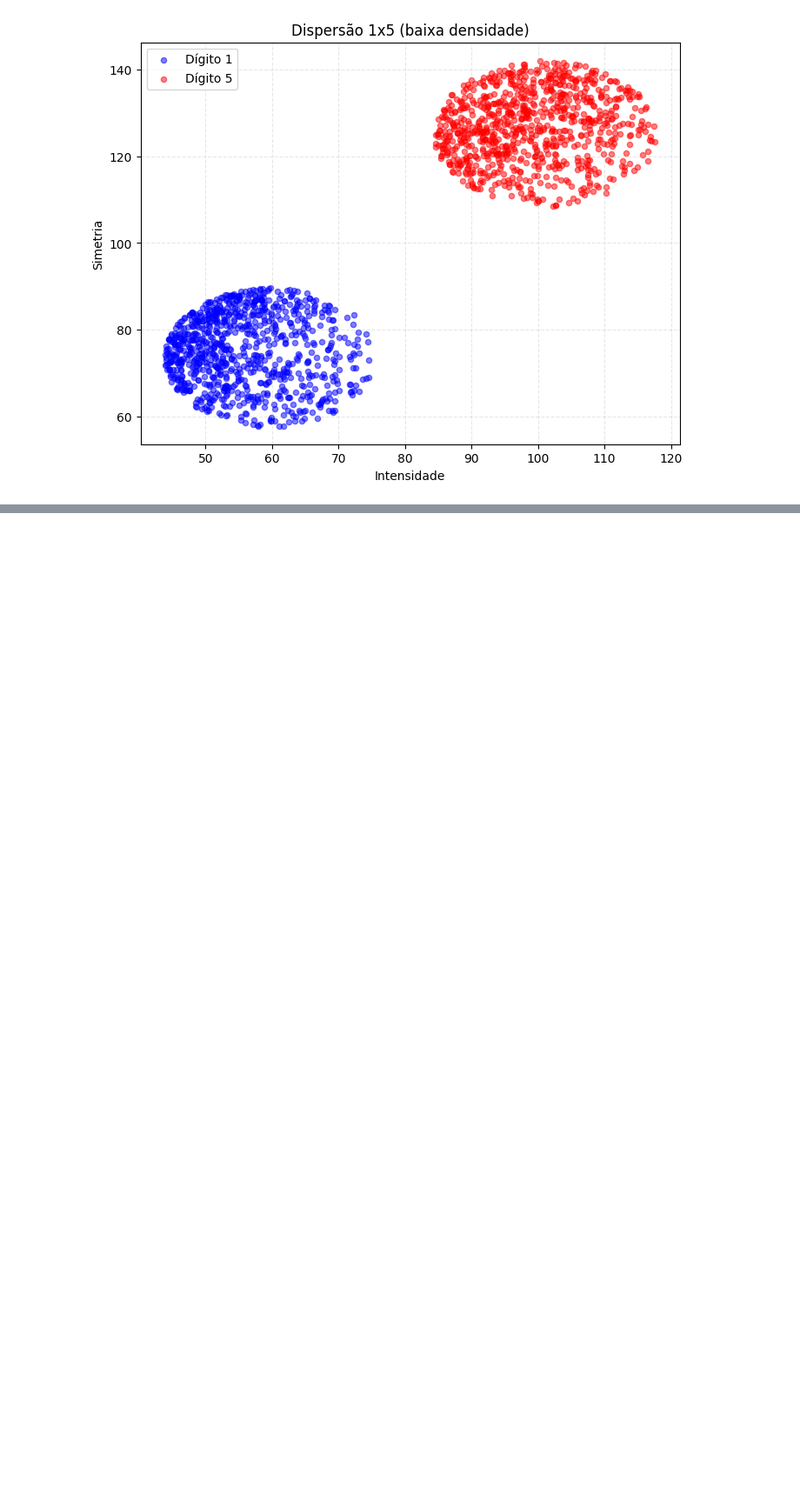
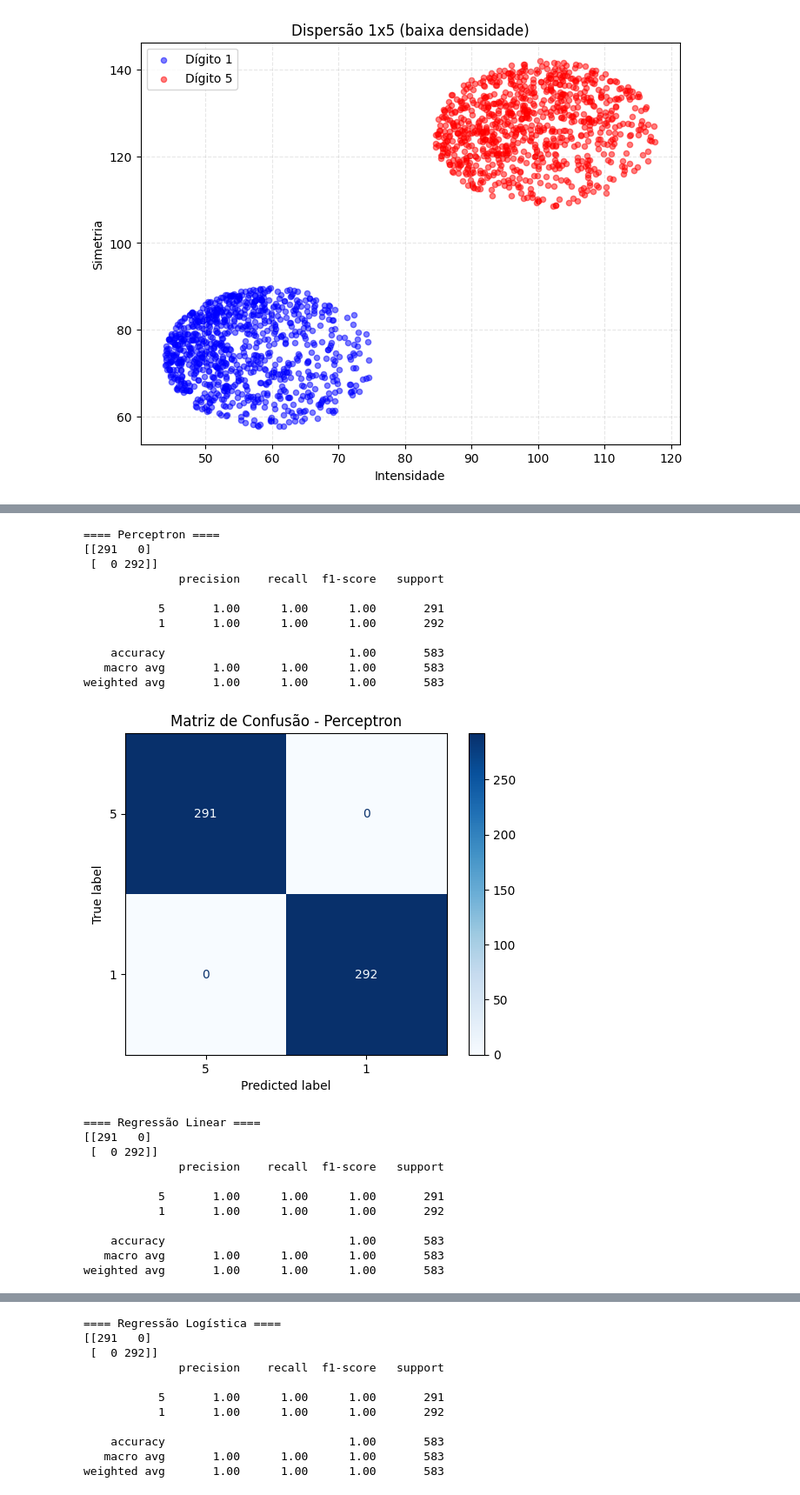
Before and after one commit to Gusttavoafonso/Projeto_1_ML, a Jupyter notebook: classificacao_1X5.ipynb, the cells around one changed output, grey strips where cells are left out. Shown at 87% size. Saved outputs shown, nothing was run; the diff lists cells and outputs as text; code cells hidden in the pictures; blank space fills up the shorter version.

Commit message:
Feat: adicionando matriz de confusao

```diff
--- a/classificacao_1X5.ipynb
+++ b/classificacao_1X5.ipynb
@@ -206,0 +180,50 @@ plt.show()
+# %%
+# Avaliação nos dados de teste (usando X_test_s)
+classificadores = {
+    "Perceptron": modelo_perc,
+    "Regressão Linear": modelo_lr,
+    "Regressão Logística": modelo_log,
+}
+
+for nome, modelo in classificadores.items():
+    if nome == "Regressão Linear":
+        # predição contínua -> threshold em 0
+        y_cont = modelo.predict(X_test_s)
+        y_pred = np.where(y_cont >= 0, 1, -1)
+    else:
+        y_pred = modelo.predict(X_test_s)
+
+    cm = confusion_matrix(y_test_bin, y_pred, labels=[-1, 1])
+    print(f"\n==== {nome} ====")
+    print(cm)
+    print(classification_report(y_test_bin, y_pred, target_names=[str(digito_negativo), str(digito_positivo)]))
+
+    disp = ConfusionMatrixDisplay(confusion_matrix=cm,
+                                  display_labels=[digito_negativo, digito_positivo])
+    disp.plot(cmap='Blues', values_format='d')
+    plt.title(f"Matriz de Confusão - {nome}")
+    plt.show()
+# %% [output]
+==== Perceptron ====
+[[291   0]
+ [  0 292]]
+              precision    recall  f1-score   support
+
+           5       1.00      1.00      1.00       291
+           1       1.00      1.00      1.00       292
+
+    accuracy                           1.00       583
+   macro avg       1.00      1.00      1.00       583
+weighted avg       1.00      1.00      1.00       583
+[figure, added]
+==== Regressão Linear ====
+[[291   0]
+ [  0 292]]
+              precision    recall  f1-score   support
+
+           5       1.00      1.00      1.00       291
+           1       1.00      1.00      1.00       292
+
+    accuracy                           1.00       583
+   macro avg       1.00      1.00      1.00       583
+weighted avg       1.00      1.00      1.00       583
@@ -206,0 +231,11 @@ plt.show()
+==== Regressão Logística ====
+[[291   0]
+ [  0 292]]
+              precision    recall  f1-score   support
+
+           5       1.00      1.00      1.00       291
+           1       1.00      1.00      1.00       292
+
+    accuracy                           1.00       583
+   macro avg       1.00      1.00      1.00       583
+weighted avg       1.00      1.00      1.00       583
```
Also changed, not shown: parts of 19 cells of this notebook.
